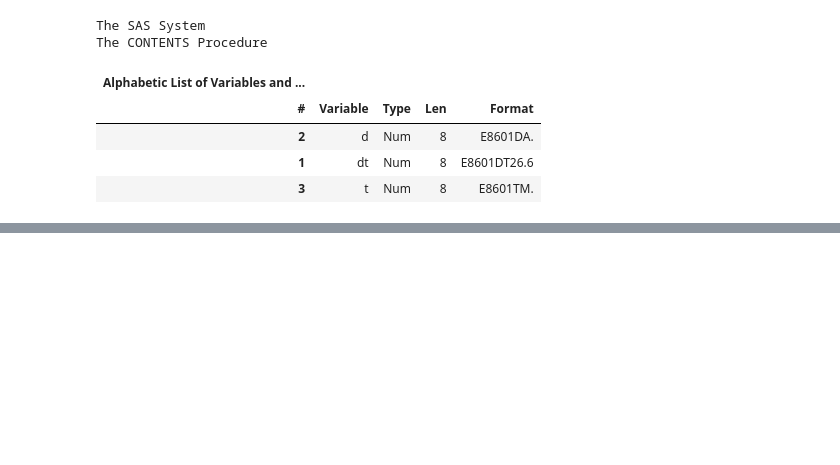
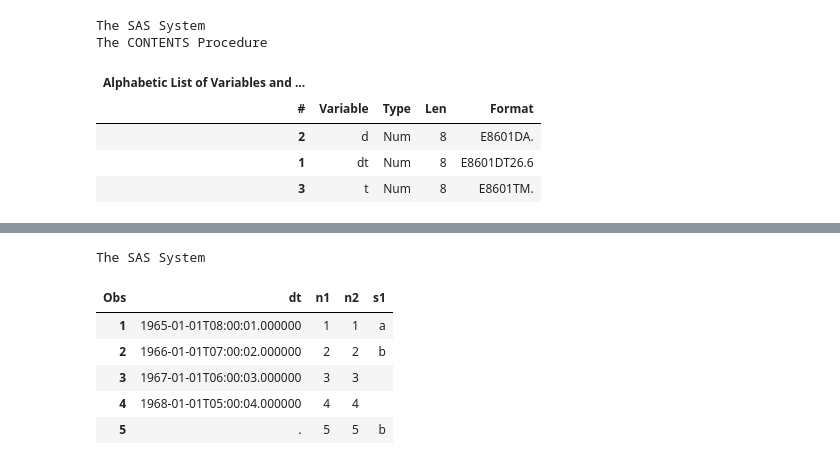
Before and after one commit to sassoftware/saspy-examples, a Jupyter notebook: Issue_examples/Issue279.ipynb, the cells around one changed output, grey strips where cells are left out. Drawn from its saved outputs; the diff is of its cells as text; code cells hidden in the pictures; blank space fills up the shorter version.

```diff
--- a/Issue_examples/Issue279.ipynb
+++ b/Issue_examples/Issue279.ipynb
@@ -353,0 +383,10 @@ The CONTENTS Procedure
+# %%
+sd.head(10)
+# %% [output]
+The SAS System
+| Obs | dt | n1 | n2 | s1 |
+| 1 | 1965-01-01T08:00:01.000000 | 1 | 1 | a |
+| 2 | 1966-01-01T07:00:02.000000 | 2 | 2 | b |
+| 3 | 1967-01-01T06:00:03.000000 | 3 | 3 |  |
+| 4 | 1968-01-01T05:00:04.000000 | 4 | 4 |  |
+| 5 | . | 5 | 5 | b |
```
Also changed, not shown: parts of 26 cells of this notebook.
